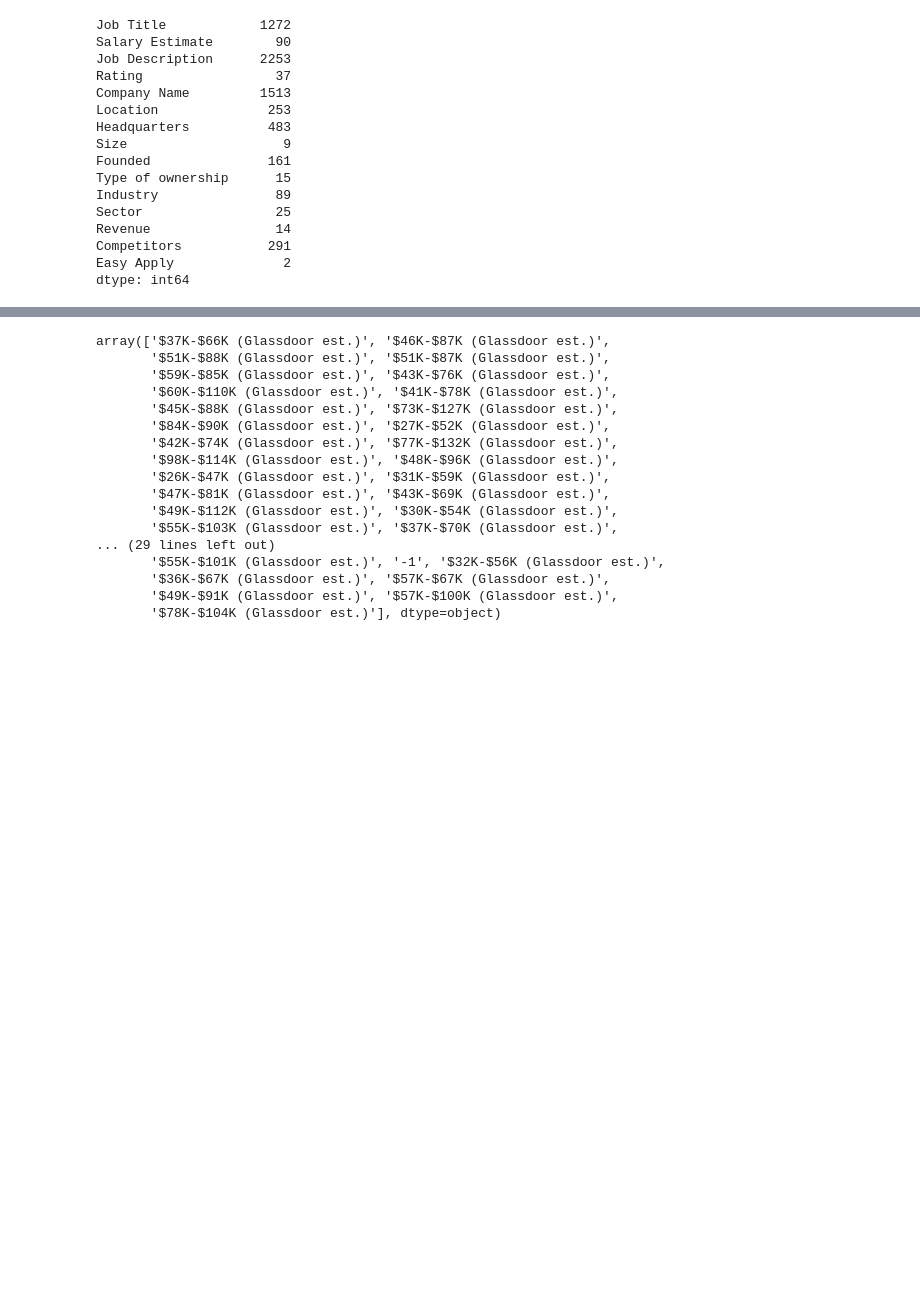
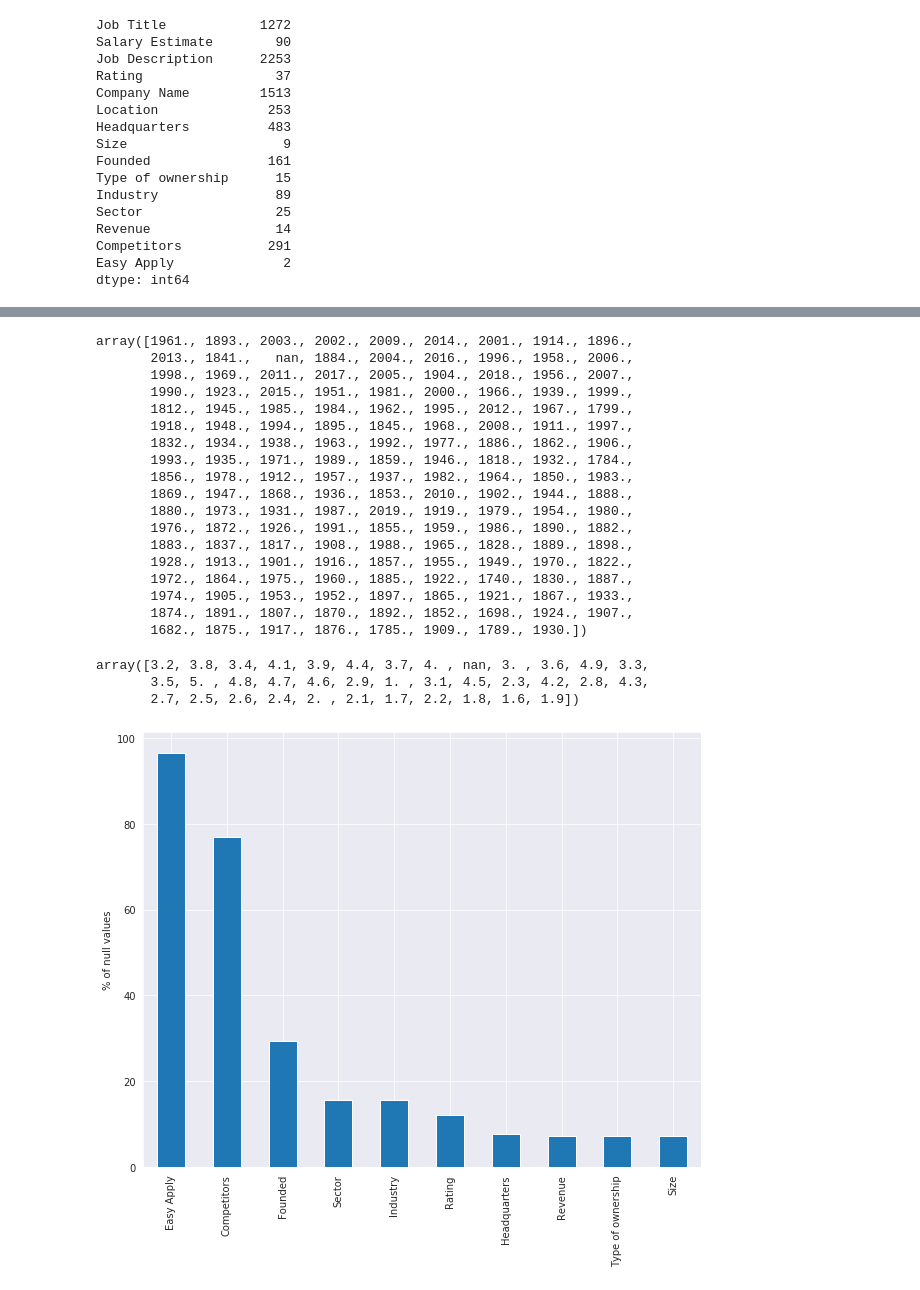
Before and after one commit to nabanitarimpi/Job-post-analysis, a Jupyter notebook: job_posting.ipynb, the cells around one changed output, grey strips where cells are left out. Cells and saved outputs as stored; diff of their text form; code cells hidden in the pictures; blank space fills up the shorter version.

```diff
--- a/job_posting.ipynb
+++ b/job_posting.ipynb
@@ -4,6 +4,8 @@ import numpy as np
 import matplotlib.pyplot as plt
 import seaborn as sns
 import re
+import datetime
+sns.set_style("darkgrid")
 # %%
 df = pd.read_csv("listings.csv")
 df.head()
@@ -69 +107,3 @@ dtype: int64
+# %%
+df.replace([-1.,-1, '-1', 'Unknown', 'Unknown / Non-Applicable'], np.nan, inplace=True)
 # %%
@@ -88,20 +118,29 @@ dtype: object
 # %%
-df['Salary Estimate'].unique()
+df['Founded'].unique()
 # %% [output]
-array(['$37K-$66K (Glassdoor est.)', '$46K-$87K (Glassdoor est.)',
-       '$51K-$88K (Glassdoor est.)', '$51K-$87K (Glassdoor est.)',
-       '$59K-$85K (Glassdoor est.)', '$43K-$76K (Glassdoor est.)',
-       '$60K-$110K (Glassdoor est.)', '$41K-$78K (Glassdoor est.)',
-       '$45K-$88K (Glassdoor est.)', '$73K-$127K (Glassdoor est.)',
-       '$84K-$90K (Glassdoor est.)', '$27K-$52K (Glassdoor est.)',
-       '$42K-$74K (Glassdoor est.)', '$77K-$132K (Glassdoor est.)',
-       '$98K-$114K (Glassdoor est.)', '$48K-$96K (Glassdoor est.)',
-       '$26K-$47K (Glassdoor est.)', '$31K-$59K (Glassdoor est.)',
-       '$47K-$81K (Glassdoor est.)', '$43K-$69K (Glassdoor est.)',
-       '$49K-$112K (Glassdoor est.)', '$30K-$54K (Glassdoor est.)',
-       '$55K-$103K (Glassdoor est.)', '$37K-$70K (Glassdoor est.)',
-... (29 lines left out)
-       '$55K-$101K (Glassdoor est.)', '-1', '$32K-$56K (Glassdoor est.)',
-       '$36K-$67K (Glassdoor est.)', '$57K-$67K (Glassdoor est.)',
-       '$49K-$91K (Glassdoor est.)', '$57K-$100K (Glassdoor est.)',
-       '$78K-$104K (Glassdoor est.)'], dtype=object)
+array([1961., 1893., 2003., 2002., 2009., 2014., 2001., 1914., 1896.,
+       2013., 1841.,   nan, 1884., 2004., 2016., 1996., 1958., 2006.,
+       1998., 1969., 2011., 2017., 2005., 1904., 2018., 1956., 2007.,
+       1990., 1923., 2015., 1951., 1981., 2000., 1966., 1939., 1999.,
+       1812., 1945., 1985., 1984., 1962., 1995., 2012., 1967., 1799.,
+       1918., 1948., 1994., 1895., 1845., 1968., 2008., 1911., 1997.,
+       1832., 1934., 1938., 1963., 1992., 1977., 1886., 1862., 1906.,
+       1993., 1935., 1971., 1989., 1859., 1946., 1818., 1932., 1784.,
+       1856., 1978., 1912., 1957., 1937., 1982., 1964., 1850., 1983.,
+       1869., 1947., 1868., 1936., 1853., 2010., 1902., 1944., 1888.,
+       1880., 1973., 1931., 1987., 2019., 1919., 1979., 1954., 1980.,
+       1976., 1872., 1926., 1991., 1855., 1959., 1986., 1890., 1882.,
+       1883., 1837., 1817., 1908., 1988., 1965., 1828., 1889., 1898.,
+       1928., 1913., 1901., 1916., 1857., 1955., 1949., 1970., 1822.,
+       1972., 1864., 1975., 1960., 1885., 1922., 1740., 1830., 1887.,
+       1974., 1905., 1953., 1952., 1897., 1865., 1921., 1867., 1933.,
+       1874., 1891., 1807., 1870., 1892., 1852., 1698., 1924., 1907.,
+       1682., 1875., 1917., 1876., 1785., 1909., 1789., 1930.])
+# %%
+df['Rating'].unique()
+# %% [output]
+array([3.2, 3.8, 3.4, 4.1, 3.9, 4.4, 3.7, 4. , nan, 3. , 3.6, 4.9, 3.3,
+       3.5, 5. , 4.8, 4.7, 4.6, 2.9, 1. , 3.1, 4.5, 2.3, 4.2, 2.8, 4.3,
+       2.7, 2.5, 2.6, 2.4, 2. , 2.1, 1.7, 2.2, 1.8, 1.6, 1.9])
+# %%
+null_percentage = df.isnull().sum().sort_values(ascending=False)/len(df)*100
@@ -107,0 +149,5 @@ array(['$37K-$66K (Glassdoor est.)', '$46K-$87K (Glassdoor est.)',
+# %%
+null_percentage[null_percentage>0.1].plot(kind='bar', figsize=(10,8))
+plt.ylabel("% of null values");
+# %% [output]
+[figure, added]
```
Also changed, not shown: parts of 58 cells of this notebook.
